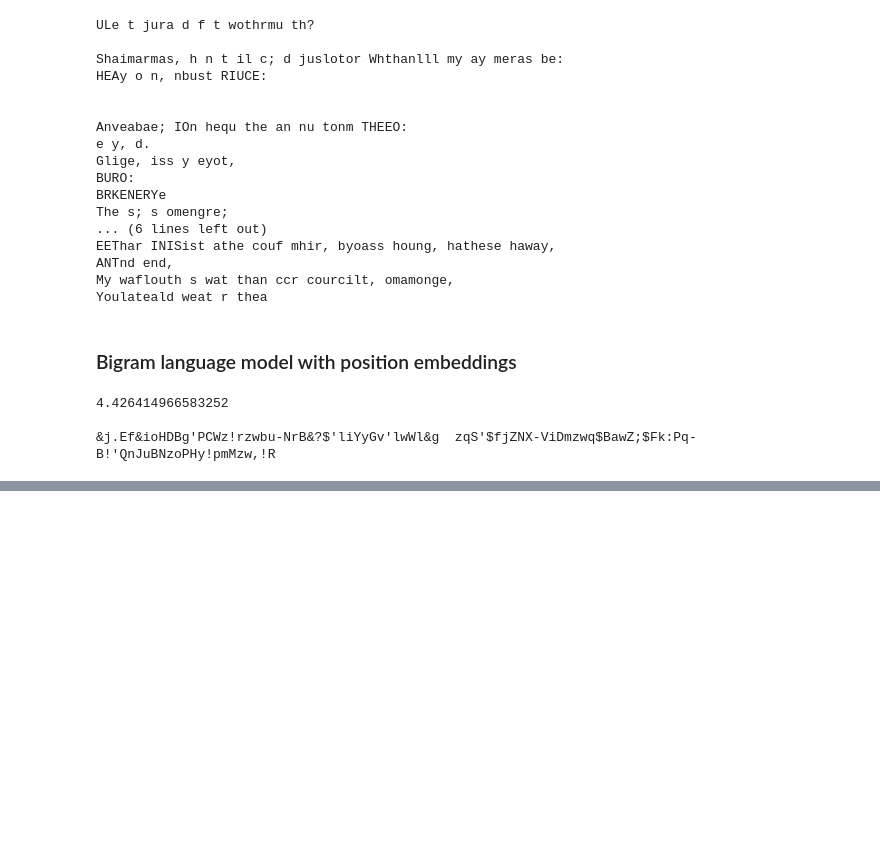
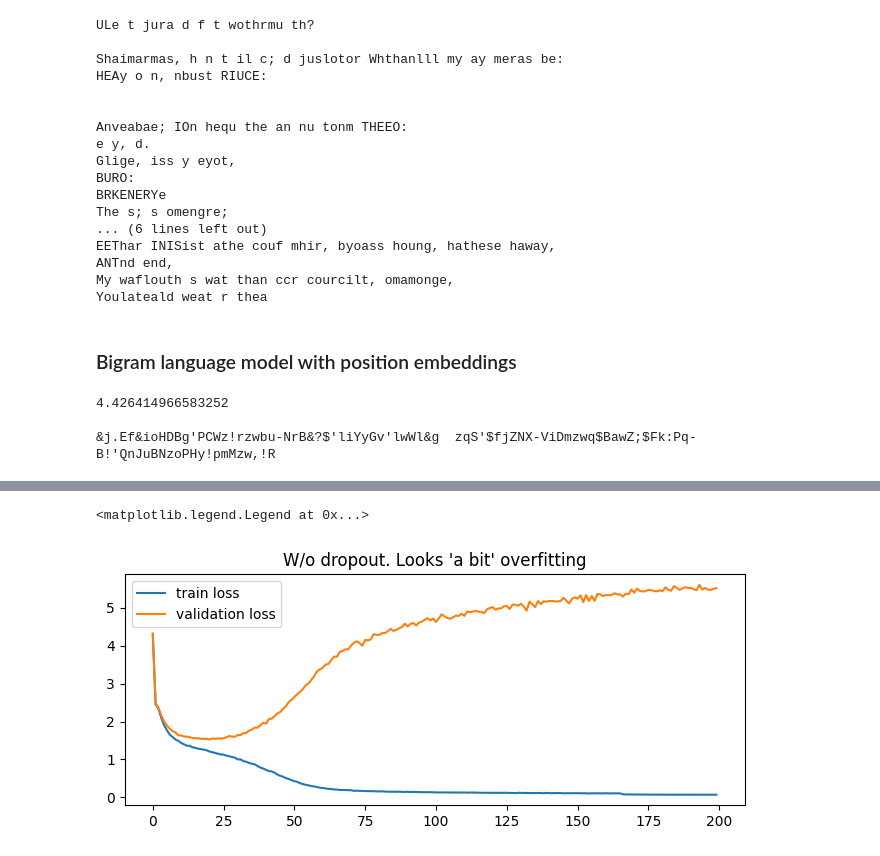
Before and after one commit to ReemBer/gpt-demo, a Jupyter notebook: GPT-tutorial.ipynb, the cells around one changed output, grey strips where cells are left out. Cells and saved outputs as stored; diff of their text form; code cells hidden in the pictures; blank space fills up the shorter version.

```diff
--- a/GPT-tutorial.ipynb
+++ b/GPT-tutorial.ipynb
@@ -1054,0 +1236,29 @@ You blad
+# %%
+block_size = 384
+
+transformerDecoder = TransformerBlocksBigramLanguageModel(
+    num_layers = 4,
+    num_heads = 6,
+    vocab_size = vocab_size,
+    block_size = block_size,
+    embedd_dims = 510
+).to(device)
+
+optimizer = optim.AdamW(
+    transformerDecoder.parameters(),
+    lr = 3e-4,
+    weight_decay = 1e-5
+)
+
+lr_scheduler = optim.lr_scheduler.ReduceLROnPlateau(optimizer, patience=10)
+
+loss_history = train(
+    model = transformerDecoder,
+    iterations = 20000,
+    eval_step = 100,
+    batch_size = 64,
+    block_size = block_size,
+    optimizer = optimizer,
+    lr_scheduler = lr_scheduler,
+    loss_estimator = LossEstimator(eval_iters = 100)
+)
@@ -1054,0 +1283,9 @@ You blad
+# %%
+fig, ax_l = plt.subplots(1, 1, figsize=(8,3))
+ax_l.plot(np.array(loss_history["train"]).flatten(), label = 'train loss')
+ax_l.plot(np.array(loss_history["val"]).flatten(), label = 'validation loss')
+ax_l.set_title('W/o dropout. Looks \'a bit\' overfitting')
+ax_l.legend()
+# %% [output]
+<matplotlib.legend.Legend at 0x...>
+[figure, added]
```
Also changed, not shown: parts of 58 cells of this notebook.
